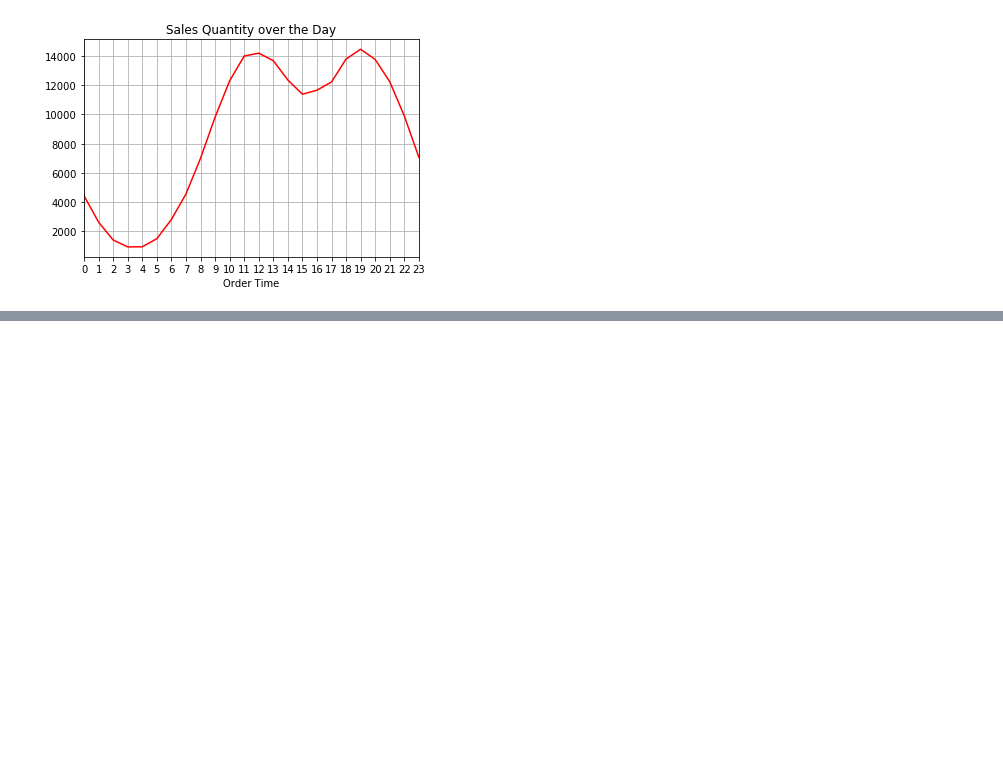
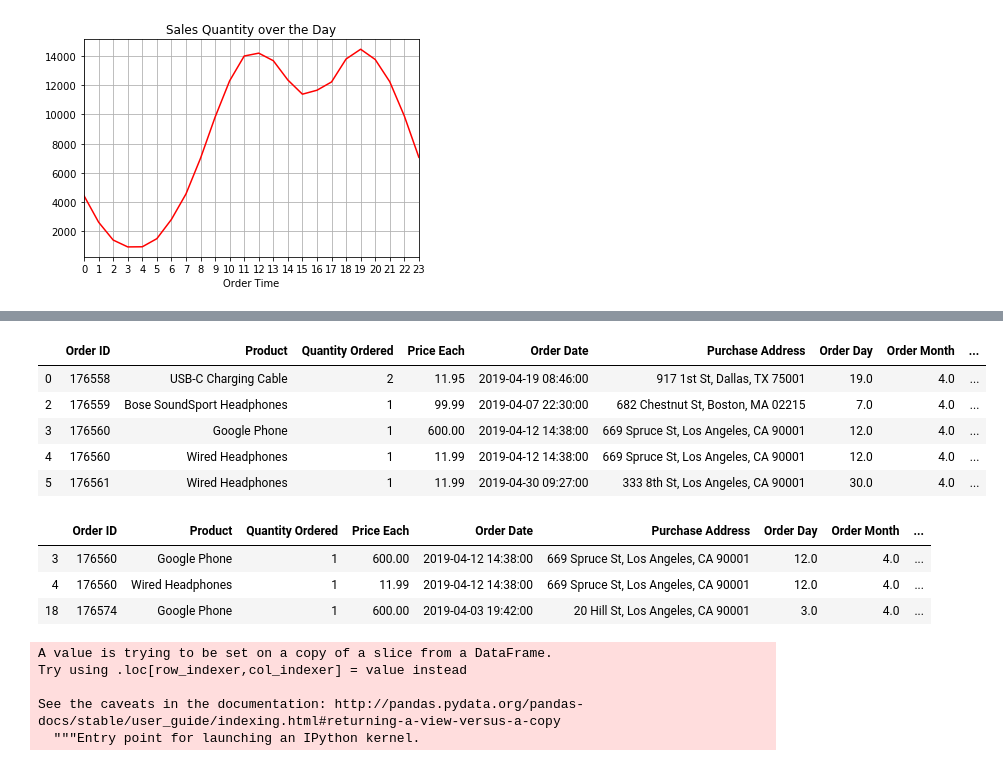
Before and after one commit to bipinyadu89/Pandas-Data-Science-Tasks, a Jupyter notebook: Sales Analysis.ipynb, the cells around one changed output, grey strips where cells are left out. Saved outputs shown, nothing was run; the diff lists cells and outputs as text; code cells hidden in the pictures; blank space fills up the shorter version.

Commit message:
Learning Pandas

```diff
--- a/Sales Analysis.ipynb
+++ b/Sales Analysis.ipynb
@@ -168,0 +182,24 @@ adtime['Quantity Ordered'].plot.bar(xticks=z,color='c',title='Sales Quantity ove
+# %%
+all_data.head()
+# %% [output]
+|  | Order ID | Product | Quantity Ordered | Price Each | Order Date | Purchase Address | Order Day | Order Month | ... |
+| 0 | 176558 | USB-C Charging Cable | 2 | 11.95 | 2019-04-19 08:46:00 | 917 1st St, Dallas, TX 75001 | 19.0 | 4.0 | ... |
+| 2 | 176559 | Bose SoundSport Headphones | 1 | 99.99 | 2019-04-07 22:30:00 | 682 Chestnut St, Boston, MA 02215 | 7.0 | 4.0 | ... |
+| 3 | 176560 | Google Phone | 1 | 600.00 | 2019-04-12 14:38:00 | 669 Spruce St, Los Angeles, CA 90001 | 12.0 | 4.0 | ... |
+| 4 | 176560 | Wired Headphones | 1 | 11.99 | 2019-04-12 14:38:00 | 669 Spruce St, Los Angeles, CA 90001 | 12.0 | 4.0 | ... |
+| 5 | 176561 | Wired Headphones | 1 | 11.99 | 2019-04-30 09:27:00 | 333 8th St, Los Angeles, CA 90001 | 30.0 | 4.0 | ... |
+# %%
+dup.head(3)
+# %% [output]
+|  | Order ID | Product | Quantity Ordered | Price Each | Order Date | Purchase Address | Order Day | Order Month | ... |
+| 3 | 176560 | Google Phone | 1 | 600.00 | 2019-04-12 14:38:00 | 669 Spruce St, Los Angeles, CA 90001 | 12.0 | 4.0 | ... |
+| 4 | 176560 | Wired Headphones | 1 | 11.99 | 2019-04-12 14:38:00 | 669 Spruce St, Los Angeles, CA 90001 | 12.0 | 4.0 | ... |
+| 18 | 176574 | Google Phone | 1 | 600.00 | 2019-04-03 19:42:00 | 20 Hill St, Los Angeles, CA 90001 | 3.0 | 4.0 | ... |
+# %%
+dup['Grouped']=dup.groupby('Order ID')['Product'].transform(lambda x: ",".join(x))
+# %% [output]
+A value is trying to be set on a copy of a slice from a DataFrame.
+Try using .loc[row_indexer,col_indexer] = value instead
+
+See the caveats in the documentation: http://pandas.pydata.org/pandas-docs/stable/user_guide/indexing.html#returning-a-view-versus-a-copy
+  """Entry point for launching an IPython kernel.
```
Also changed, not shown: parts of 12 cells of this notebook, 6 other files.
